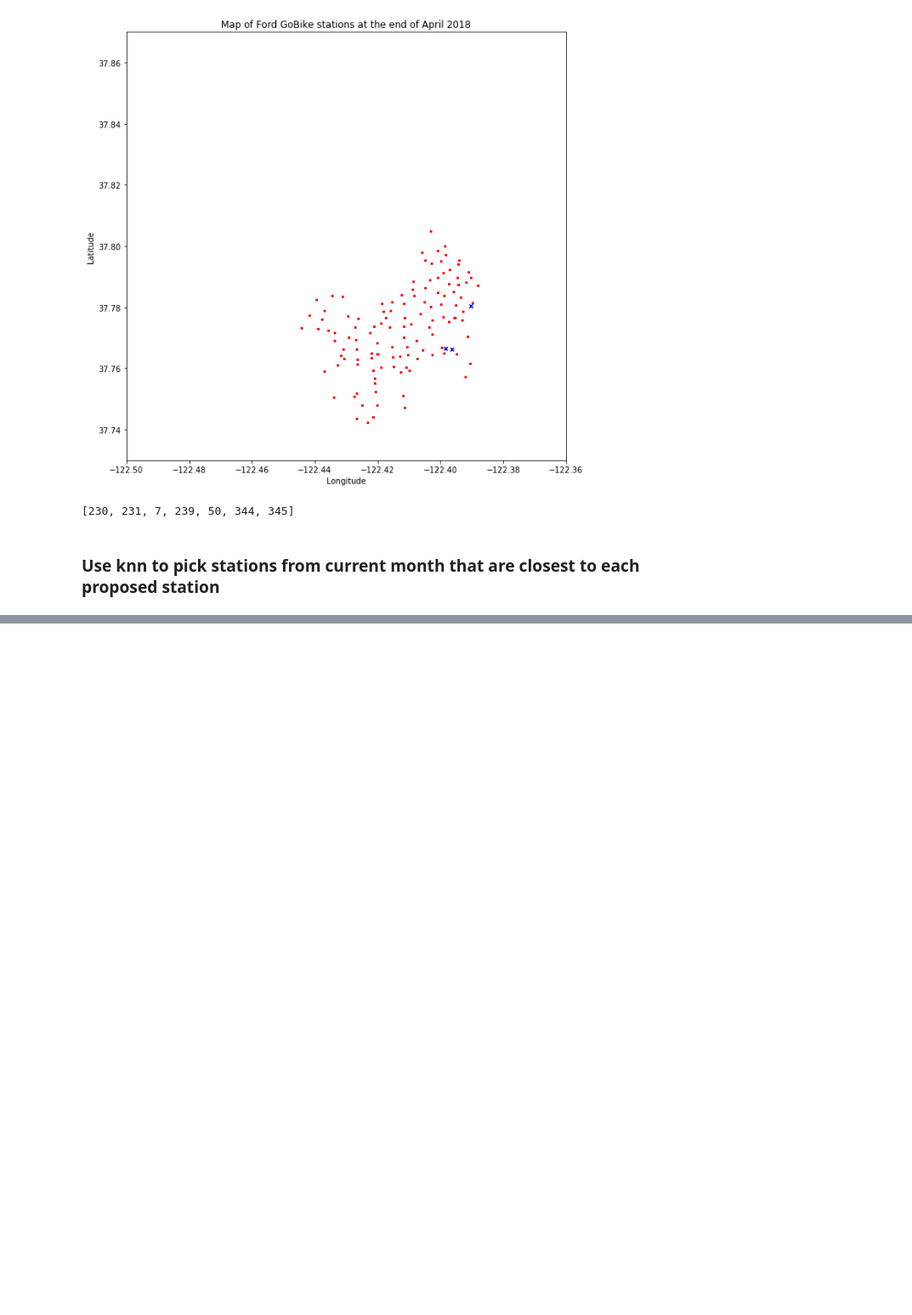
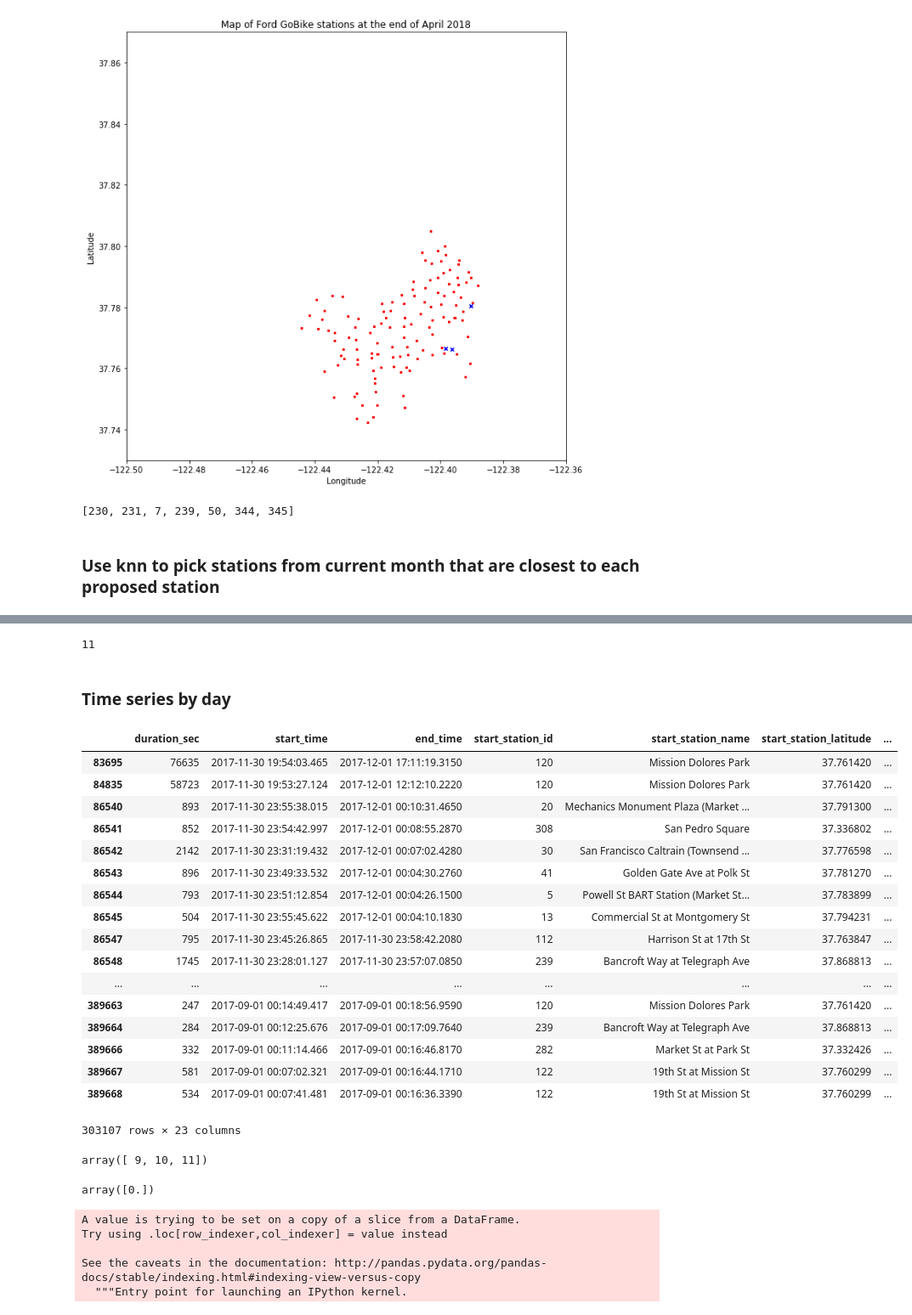
Before and after one commit to david-yang2/Capstone_Project, a Jupyter notebook: new_stations.ipynb, the cells around one changed output, grey strips where cells are left out. Shown: that part at 85% size. Drawn from its saved outputs; the diff is of its cells as text; code cells hidden in the pictures; blank space fills up the shorter version.

Commit message:
added 3 month history

```diff
--- a/new_stations.ipynb
+++ b/new_stations.ipynb
@@ -85,3 +86,6 @@ proposed_stn = new_stn_coords(mar_18, apr_18)
 proposed_stn
 # %% [output]
 [230, 231, 7, 239, 50, 344, 345]
+# %%
+df_2017 = pd.read_csv('data/2017-fordgobike-tripdata.csv')
+df_2017 = feature_addition(df_2017)
@@ -87,0 +99,6 @@ proposed_stn
+# %%
+#separate the months
+#cdf will be current month
+#ndf will be next month
+cdf = month_sep(df_2017, 2017, 11)
+ndf = month_sep(df_2017, 2017, 12)
@@ -161,0 +206,32 @@ knn_proposed_stn(mar_18_sf, apr_18_sf, proposed_stn)
+# %%
+cdf.month.unique()[0]
+# %% [output]
+11
+# %% [markdown]
+### Time series by day
+# %%
+#3 month history for specific station
+#current month and 2 previous month
+cm = cdf.month.unique()[0]
+tsdf = df_2017[(df_2017.month <=cm) & (df_2017.month>cm-3)]
+# %%
+tsdf
+# %% [output]
+|  | duration_sec | start_time | end_time | start_station_id | start_station_name | start_station_latitude | ... |
+| 83695 | 76635 | 2017-11-30 19:54:03.465 | 2017-12-01 17:11:19.3150 | 120 | Mission Dolores Park | 37.761420 | ... |
+| 84835 | 58723 | 2017-11-30 19:53:27.124 | 2017-12-01 12:12:10.2220 | 120 | Mission Dolores Park | 37.761420 | ... |
+| 86540 | 893 | 2017-11-30 23:55:38.015 | 2017-12-01 00:10:31.4650 | 20 | Mechanics Monument Plaza (Market ... | 37.791300 | ... |
+| 86541 | 852 | 2017-11-30 23:54:42.997 | 2017-12-01 00:08:55.2870 | 308 | San Pedro Square | 37.336802 | ... |
+| 86542 | 2142 | 2017-11-30 23:31:19.432 | 2017-12-01 00:07:02.4280 | 30 | San Francisco Caltrain (Townsend ... | 37.776598 | ... |
+| 86543 | 896 | 2017-11-30 23:49:33.532 | 2017-12-01 00:04:30.2760 | 41 | Golden Gate Ave at Polk St | 37.781270 | ... |
+| 86544 | 793 | 2017-11-30 23:51:12.854 | 2017-12-01 00:04:26.1500 | 5 | Powell St BART Station (Market St... | 37.783899 | ... |
+| 86545 | 504 | 2017-11-30 23:55:45.622 | 2017-12-01 00:04:10.1830 | 13 | Commercial St at Montgomery St | 37.794231 | ... |
+| 86547 | 795 | 2017-11-30 23:45:26.865 | 2017-11-30 23:58:42.2080 | 112 | Harrison St at 17th St | 37.763847 | ... |
+| 86548 | 1745 | 2017-11-30 23:28:01.127 | 2017-11-30 23:57:07.0850 | 239 | Bancroft Way at Telegraph Ave | 37.868813 | ... |
+| ... | ... | ... | ... | ... | ... | ... | ... |
+| 389663 | 247 | 2017-09-01 00:14:49.417 | 2017-09-01 00:18:56.9590 | 120 | Mission Dolores Park | 37.761420 | ... |
+| 389664 | 284 | 2017-09-01 00:12:25.676 | 2017-09-01 00:17:09.7640 | 239 | Bancroft Way at Telegraph Ave | 37.868813 | ... |
+| 389666 | 332 | 2017-09-01 00:11:14.466 | 2017-09-01 00:16:46.8170 | 282 | Market St at Park St | 37.332426 | ... |
+| 389667 | 581 | 2017-09-01 00:07:02.321 | 2017-09-01 00:16:44.1710 | 122 | 19th St at Mission St | 37.760299 | ... |
+| 389668 | 534 | 2017-09-01 00:07:41.481 | 2017-09-01 00:16:36.3390 | 122 | 19th St at Mission St | 37.760299 | ... |
+303107 rows × 23 columns
@@ -161,0 +240,9 @@ knn_proposed_stn(mar_18_sf, apr_18_sf, proposed_stn)
+# %%
+months
+# %% [output]
+array([ 9, 10, 11])
+# %%
+days = np.zeros(1)
+days
+# %% [output]
+array([0.])
@@ -161,0 +252,8 @@ knn_proposed_stn(mar_18_sf, apr_18_sf, proposed_stn)
+# %%
+tsdf['days'] = 1
+# %% [output]
+A value is trying to be set on a copy of a slice from a DataFrame.
+Try using .loc[row_indexer,col_indexer] = value instead
+
+See the caveats in the documentation: http://pandas.pydata.org/pandas-docs/stable/indexing.html#indexing-view-versus-copy
+  """Entry point for launching an IPython kernel.
```
Also changed, not shown: parts of 21 cells of this notebook, 2 other files.
